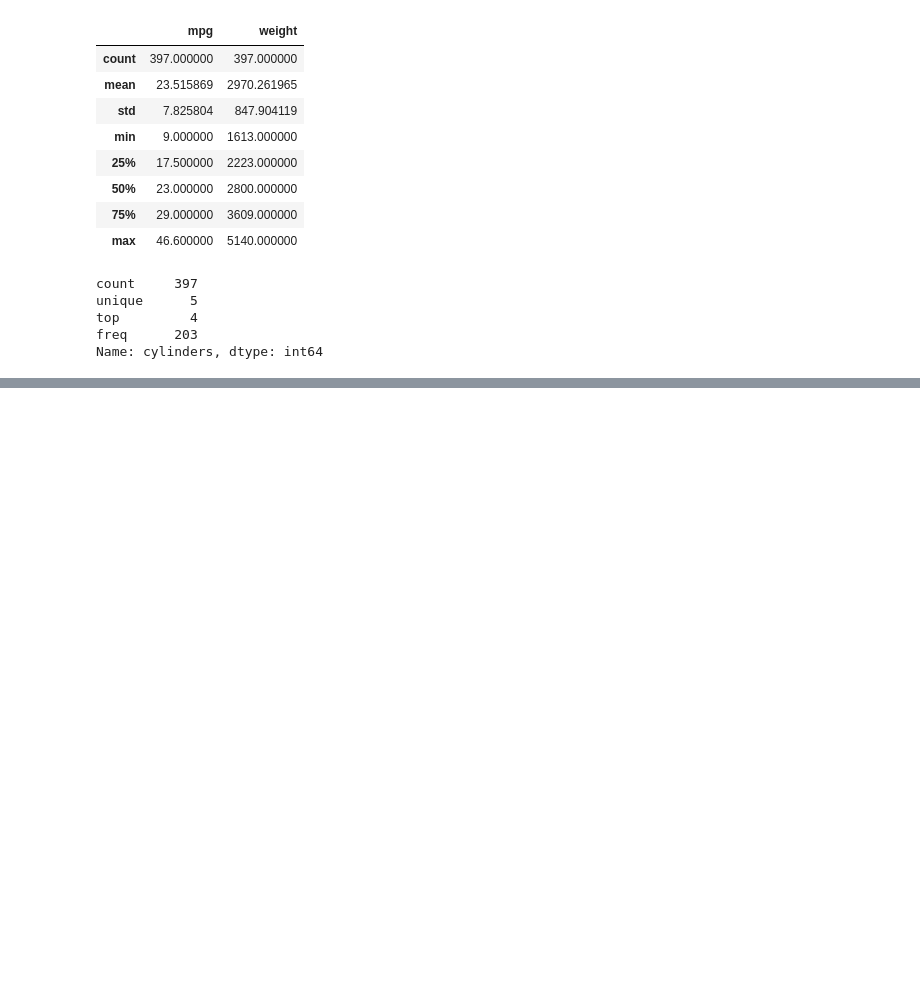
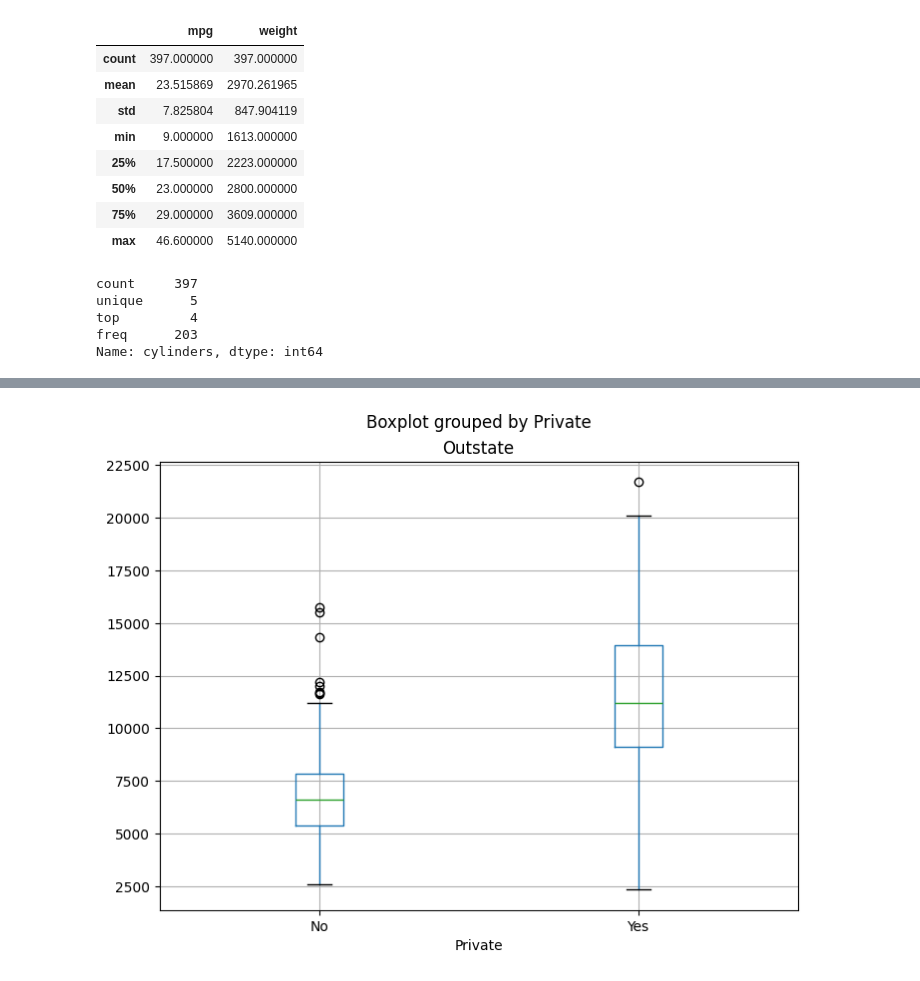
Before and after one commit to FenilMavani/DataAnlytics, a Jupyter notebook: chapter2.ipynb, the cells around one changed output, grey strips where cells are left out. Cells and saved outputs as stored; diff of their text form; code cells hidden in the pictures; blank space fills up the shorter version.

```diff
--- a/chapter2.ipynb
+++ b/chapter2.ipynb
@@ -614,0 +682,4 @@ Name: cylinders, dtype: int64
+# %%
+college.boxplot(column='Outstate', by='Private', figsize=(8, 6));
+# %% [output]
+[figure, added]
```
Also changed, not shown: parts of 15 cells of this notebook, 4 other files.
